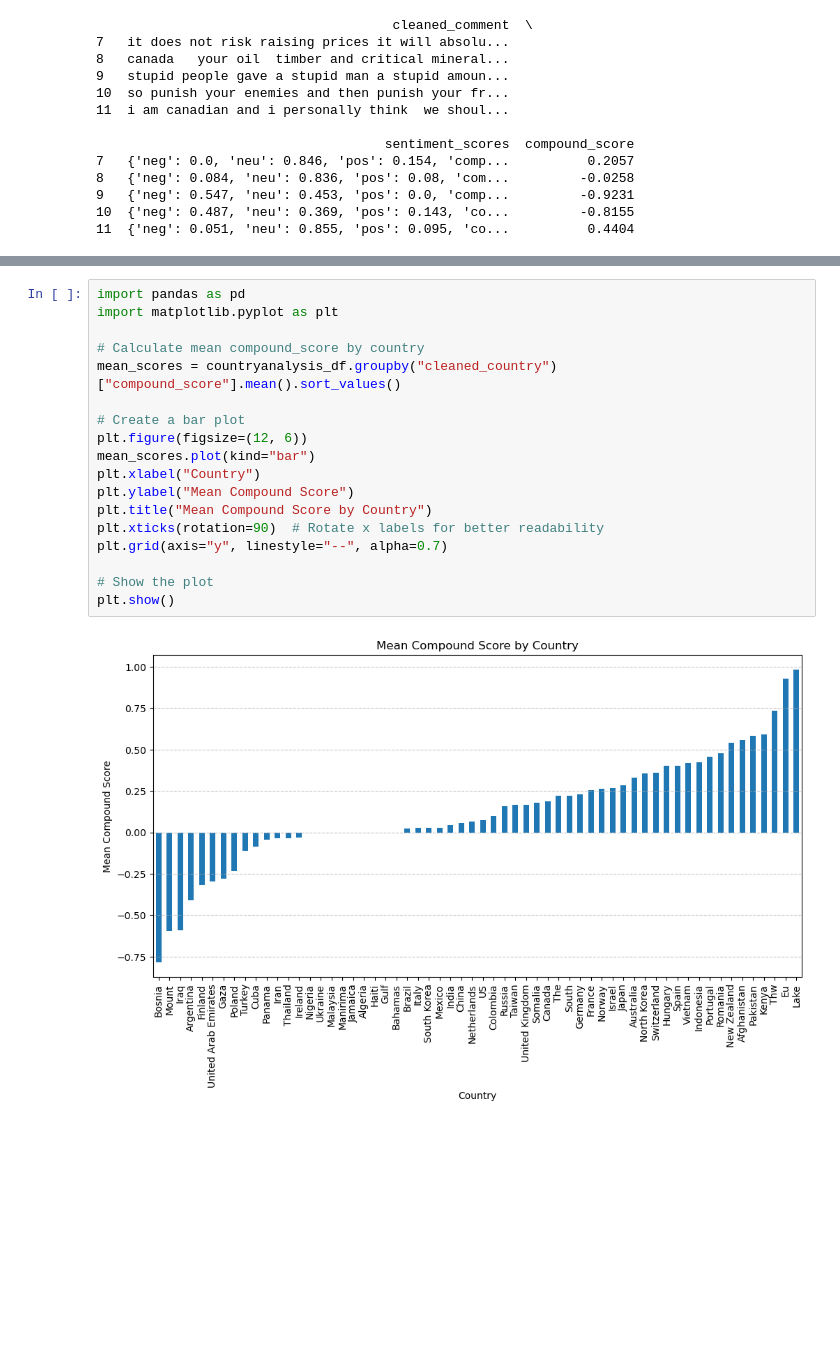
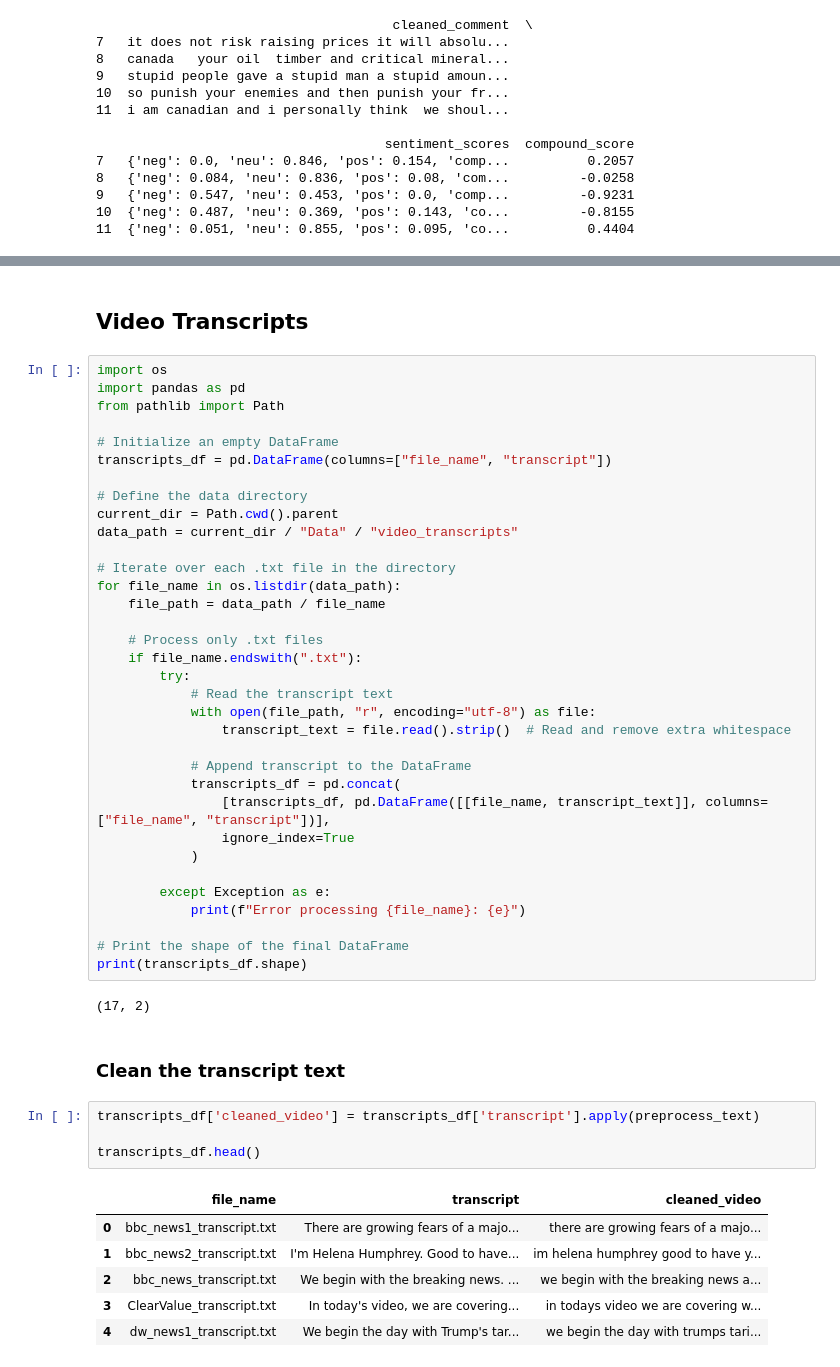
Before and after one commit to alanklin/NLP-Midterm, a Jupyter notebook: Code/text_classifier.ipynb, the cells around one changed output, grey strips where cells are left out. Cells and saved outputs as stored; diff of their text form; blank space fills up the shorter version.

```diff
--- a/Code/text_classifier.ipynb
+++ b/Code/text_classifier.ipynb
@@ -222,20 +85,51 @@ print(unique_countries)
-# %%
-import pandas as pd
-import matplotlib.pyplot as plt
-
-# Calculate mean compound_score by country
-mean_scores = countryanalysis_df.groupby("cleaned_country")["compound_score"].mean().sort_values()
-
-# Create a bar plot
-plt.figure(figsize=(12, 6))
-mean_scores.plot(kind="bar")
-plt.xlabel("Country")
-plt.ylabel("Mean Compound Score")
-plt.title("Mean Compound Score by Country")
-plt.xticks(rotation=90)  # Rotate x labels for better readability
-plt.grid(axis="y", linestyle="--", alpha=0.7)
-
-# Show the plot
-plt.show()
-# %% [output]
-[figure, removed]
+# %% [markdown]
+## Video Transcripts
+# %%
+import os
+import pandas as pd
+from pathlib import Path
+
+# Initialize an empty DataFrame
+transcripts_df = pd.DataFrame(columns=["file_name", "transcript"])
+
+# Define the data directory
+current_dir = Path.cwd().parent
+data_path = current_dir / "Data" / "video_transcripts"
+
+# Iterate over each .txt file in the directory
+for file_name in os.listdir(data_path):
+    file_path = data_path / file_name
+
+    # Process only .txt files
+    if file_name.endswith(".txt"):
+        try:
+            # Read the transcript text
+            with open(file_path, "r", encoding="utf-8") as file:
+                transcript_text = file.read().strip()  # Read and remove extra whitespace
+
+            # Append transcript to the DataFrame
+            transcripts_df = pd.concat(
+                [transcripts_df, pd.DataFrame([[file_name, transcript_text]], columns=["file_name", "transcript"])],
+                ignore_index=True
+            )
+
+        except Exception as e:
+            print(f"Error processing {file_name}: {e}")
+
+# Print the shape of the final DataFrame
+print(transcripts_df.shape)
+# %% [output]
+(17, 2)
+# %% [markdown]
+### Clean the transcript text
+# %%
+transcripts_df['cleaned_video'] = transcripts_df['transcript'].apply(preprocess_text)
+
+transcripts_df.head()
+# %% [output]
+|  | file_name | transcript | cleaned_video |
+| 0 | bbc_news1_transcript.txt | There are growing fears of a majo... | there are growing fears of a majo... |
+| 1 | bbc_news2_transcript.txt | I'm Helena Humphrey. Good to have... | im helena humphrey good to have y... |
+| 2 | bbc_news_transcript.txt | We begin with the breaking news. ... | we begin with the breaking news a... |
+| 3 | ClearValue_transcript.txt | In today's video, we are covering... | in todays video we are covering w... |
+| 4 | dw_news1_transcript.txt | We begin the day with Trump's tar... | we begin the day with trumps tari... |
```
Also changed, not shown: parts of 12 cells of this notebook.
